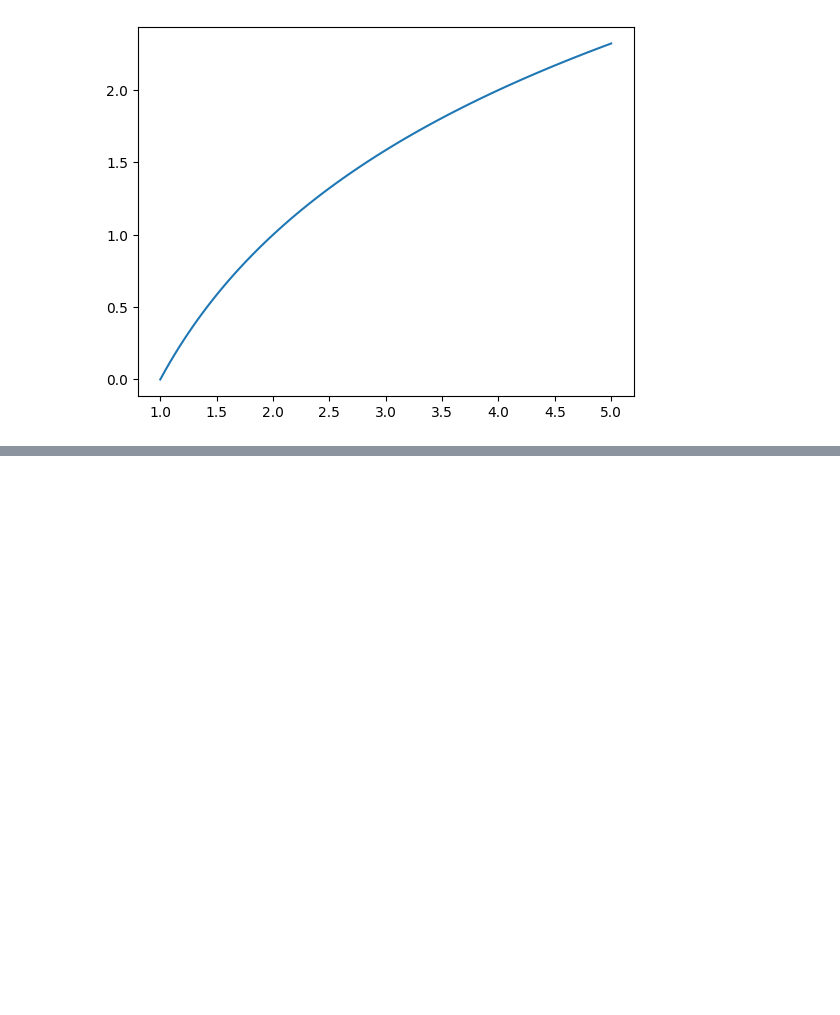
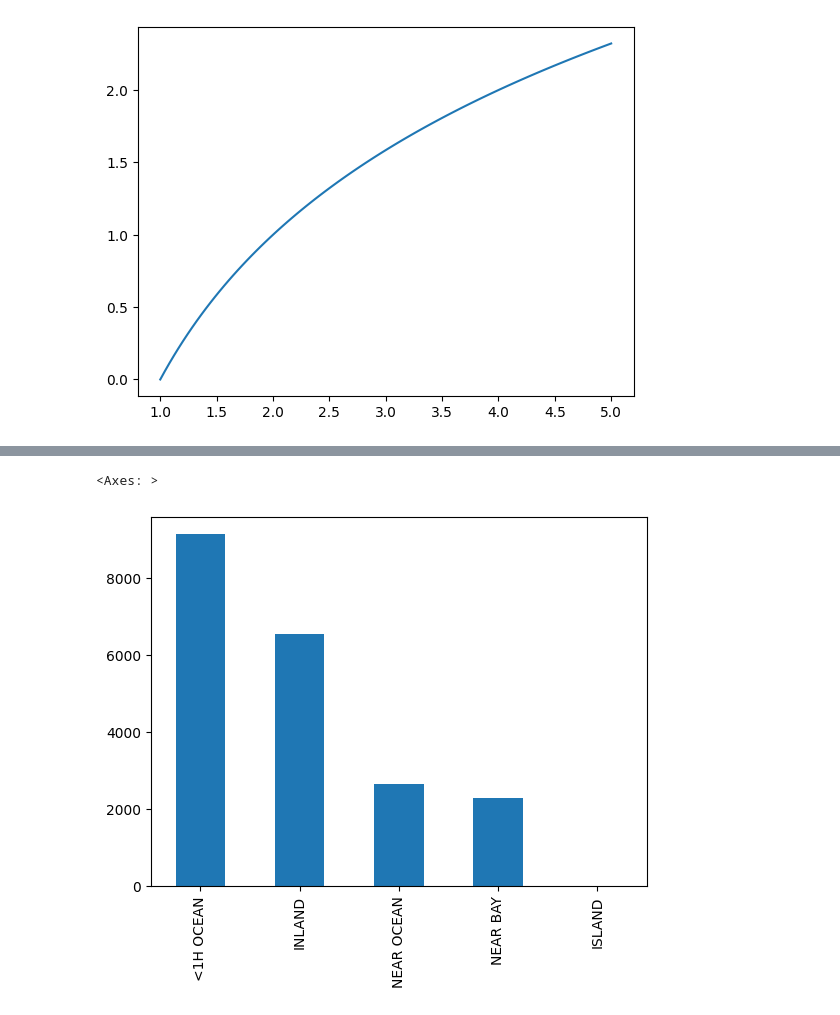
Before and after one commit to HebaSedik/machine-learning, a Jupyter notebook: matplotlib.ipynb, the cells around one changed output, grey strips where cells are left out. Cells and saved outputs as stored; diff of their text form; code cells hidden in the pictures; blank space fills up the shorter version.

```diff
--- a/matplotlib.ipynb
+++ b/matplotlib.ipynb
@@ -249,0 +271,5 @@ plt.show()
+# %%
+df_house['ocean_proximity'].value_counts().plot(kind='bar')
+# %% [output]
+<Axes: >
+[figure, added]
```
Also changed, not shown: parts of 3 cells of this notebook.
